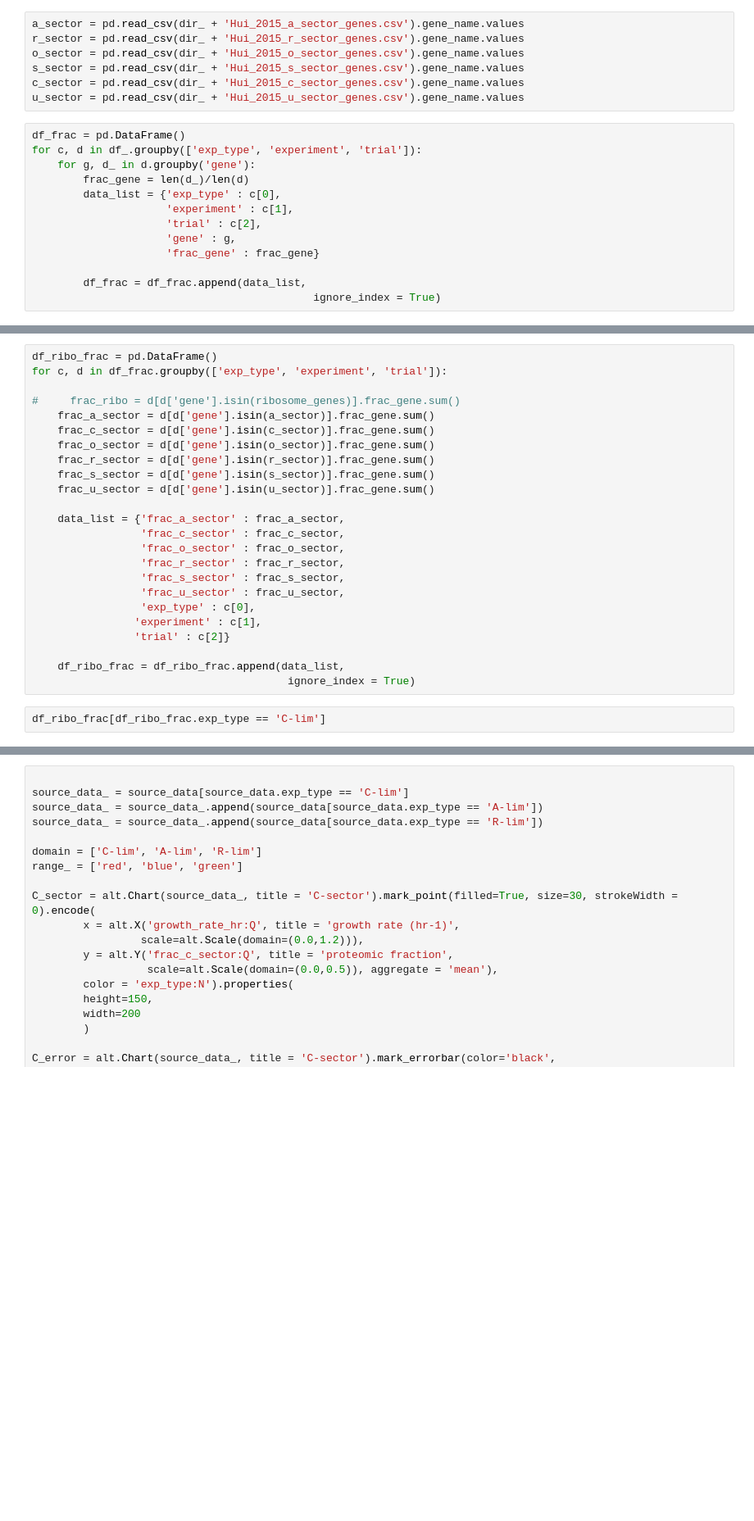
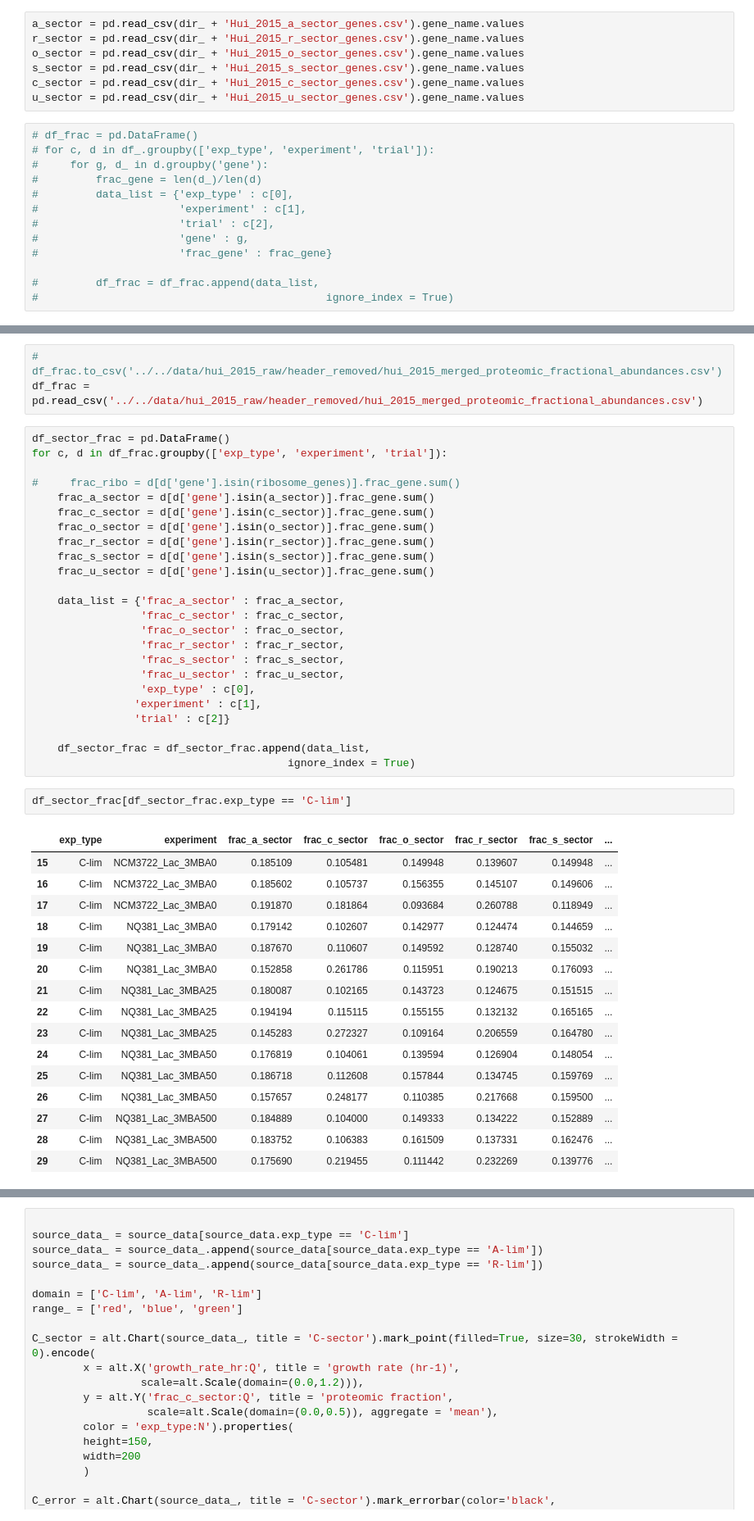
Before and after one commit to RPGroup-PBoC/growth_limits, a Jupyter notebook: code/exploratory/hui_2015_data_exploration.ipynb, the cells around one changed output, grey strips where cells are left out. Shown at 82% size. Cells and saved outputs as stored; diff of their text form; blank space fills up the shorter version.

```diff
--- a/code/exploratory/hui_2015_data_exploration.ipynb
+++ b/code/exploratory/hui_2015_data_exploration.ipynb
@@ -126,15 +126,15 @@ s_sector = pd.read_csv(dir_ + 'Hui_2015_s_sector_genes.csv').gene_name.values
 c_sector = pd.read_csv(dir_ + 'Hui_2015_c_sector_genes.csv').gene_name.values
 u_sector = pd.read_csv(dir_ + 'Hui_2015_u_sector_genes.csv').gene_name.values
 # %%
-df_frac = pd.DataFrame()
-for c, d in df_.groupby(['exp_type', 'experiment', 'trial']):
-    for g, d_ in d.groupby('gene'):
-        frac_gene = len(d_)/len(d)
-        data_list = {'exp_type' : c[0],
-                     'experiment' : c[1],
-                     'trial' : c[2],
-                     'gene' : g,
-                     'frac_gene' : frac_gene}
+# df_frac = pd.DataFrame()
+# for c, d in df_.groupby(['exp_type', 'experiment', 'trial']):
+#     for g, d_ in d.groupby('gene'):
+#         frac_gene = len(d_)/len(d)
+#         data_list = {'exp_type' : c[0],
+#                      'experiment' : c[1],
+#                      'trial' : c[2],
+#                      'gene' : g,
+#                      'frac_gene' : frac_gene}
 
-        df_frac = df_frac.append(data_list,
-                                            ignore_index = True)
+#         df_frac = df_frac.append(data_list,
+#                                             ignore_index = True)
@@ -143,5 +141,8 @@ df_frac.columns
+# %%
+# df_frac.to_csv('../../data/hui_2015_raw/header_removed/hui_2015_merged_proteomic_fractional_abundances.csv')
+df_frac = pd.read_csv('../../data/hui_2015_raw/header_removed/hui_2015_merged_proteomic_fractional_abundances.csv')
 # %%
-df_ribo_frac = pd.DataFrame()
+df_sector_frac = pd.DataFrame()
 for c, d in df_frac.groupby(['exp_type', 'experiment', 'trial']):
 
 #     frac_ribo = d[d['gene'].isin(ribosome_genes)].frac_gene.sum()
@@ -162,10 +163,27 @@ for c, d in df_frac.groupby(['exp_type', 'experiment', 'trial']):
                 'experiment' : c[1],
                 'trial' : c[2]}
 
-    df_ribo_frac = df_ribo_frac.append(data_list,
+    df_sector_frac = df_sector_frac.append(data_list,
                                         ignore_index = True)
 # %%
-df_ribo_frac[df_ribo_frac.exp_type == 'C-lim']
+df_sector_frac[df_sector_frac.exp_type == 'C-lim']
+# %% [output]
+|  | exp_type | experiment | frac_a_sector | frac_c_sector | frac_o_sector | frac_r_sector | frac_s_sector | ... |
+| 15 | C-lim | NCM3722_Lac_3MBA0 | 0.185109 | 0.105481 | 0.149948 | 0.139607 | 0.149948 | ... |
+| 16 | C-lim | NCM3722_Lac_3MBA0 | 0.185602 | 0.105737 | 0.156355 | 0.145107 | 0.149606 | ... |
+| 17 | C-lim | NCM3722_Lac_3MBA0 | 0.191870 | 0.181864 | 0.093684 | 0.260788 | 0.118949 | ... |
+| 18 | C-lim | NQ381_Lac_3MBA0 | 0.179142 | 0.102607 | 0.142977 | 0.124474 | 0.144659 | ... |
+| 19 | C-lim | NQ381_Lac_3MBA0 | 0.187670 | 0.110607 | 0.149592 | 0.128740 | 0.155032 | ... |
+| 20 | C-lim | NQ381_Lac_3MBA0 | 0.152858 | 0.261786 | 0.115951 | 0.190213 | 0.176093 | ... |
+| 21 | C-lim | NQ381_Lac_3MBA25 | 0.180087 | 0.102165 | 0.143723 | 0.124675 | 0.151515 | ... |
+| 22 | C-lim | NQ381_Lac_3MBA25 | 0.194194 | 0.115115 | 0.155155 | 0.132132 | 0.165165 | ... |
+| 23 | C-lim | NQ381_Lac_3MBA25 | 0.145283 | 0.272327 | 0.109164 | 0.206559 | 0.164780 | ... |
+| 24 | C-lim | NQ381_Lac_3MBA50 | 0.176819 | 0.104061 | 0.139594 | 0.126904 | 0.148054 | ... |
+| 25 | C-lim | NQ381_Lac_3MBA50 | 0.186718 | 0.112608 | 0.157844 | 0.134745 | 0.159769 | ... |
+| 26 | C-lim | NQ381_Lac_3MBA50 | 0.157657 | 0.248177 | 0.110385 | 0.217668 | 0.159500 | ... |
+| 27 | C-lim | NQ381_Lac_3MBA500 | 0.184889 | 0.104000 | 0.149333 | 0.134222 | 0.152889 | ... |
+| 28 | C-lim | NQ381_Lac_3MBA500 | 0.183752 | 0.106383 | 0.161509 | 0.137331 | 0.162476 | ... |
+| 29 | C-lim | NQ381_Lac_3MBA500 | 0.175690 | 0.219455 | 0.111442 | 0.232269 | 0.139776 | ... |
 # %%
 gr_dict = {'NQ381_Lac_3MBA0': np.log(2)/(92/60), 'NQ381_Lac_3MBA25': np.log(2)/(72/60),
              'NQ381_Lac_3MBA50': np.log(2)/(62/60), 'NQ381_Lac_3MBA500': np.log(2)/(48/60),
```
Also changed, not shown: parts of 24 cells of this notebook.
